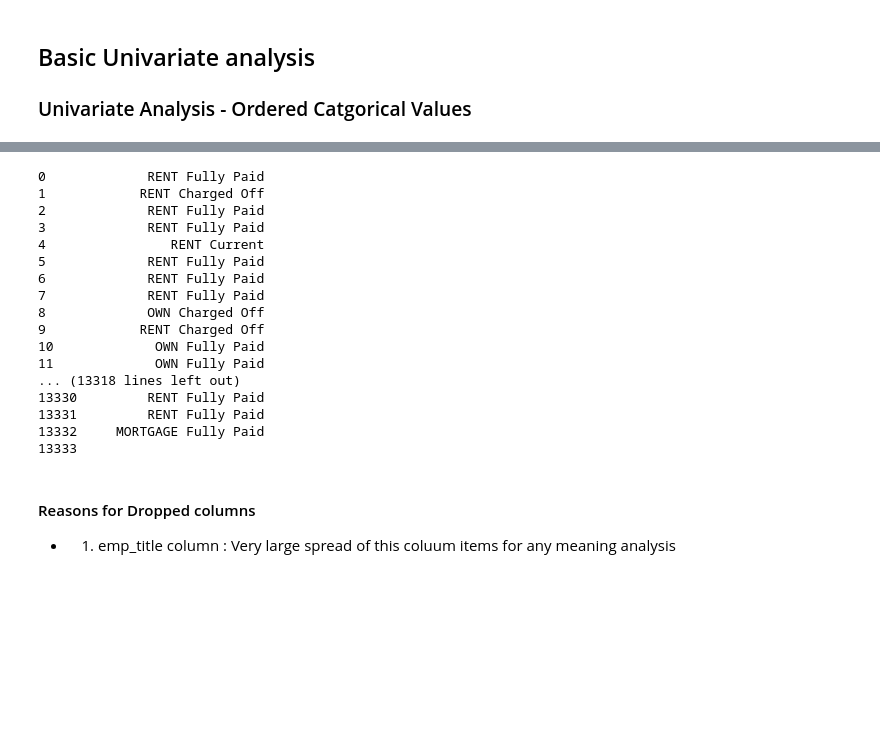
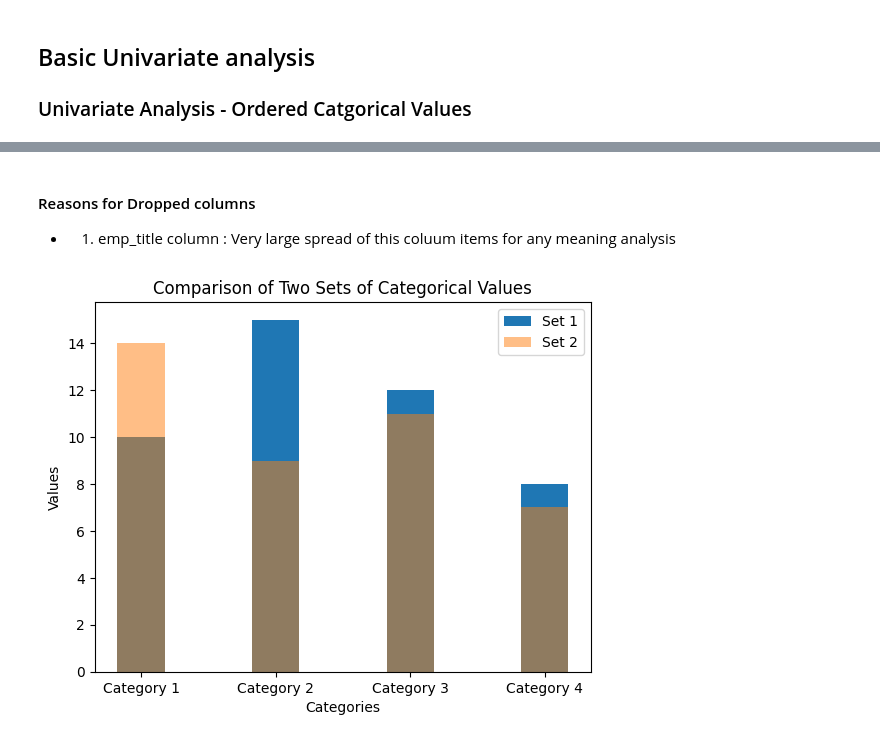
Before and after one commit to abhishek-92a/Lending_Club, a Jupyter notebook: abhishek.ipynb, the cells around one changed output, grey strips where cells are left out. Cells and saved outputs as stored; diff of their text form; code cells hidden in the pictures; blank space fills up the shorter version.

```diff
--- a/abhishek.ipynb
+++ b/abhishek.ipynb
@@ -180,29 +218,5 @@ Name: count, dtype: int64
 import matplotlib.pyplot as plot
 # Plot b/w home ownership and loan status
 
-x_home_ownership = final_loan_data["home_ownership"]
-
-y_loan_status = final_loan_data["loan_status"]
-
-x_home_ownership+ " " + y_loan_status
-
-#plot.bar(x_home_ownership, y_loan_status)
-#plot.show()
+y_plt = final_loan_data["pub_rec"]
+x_plt = final_loan_data["loan_status"]
-# %% [output]
-0             RENT Fully Paid
-1            RENT Charged Off
-2             RENT Fully Paid
-3             RENT Fully Paid
-4                RENT Current
-5             RENT Fully Paid
-6             RENT Fully Paid
-7             RENT Fully Paid
-8             OWN Charged Off
-9            RENT Charged Off
-10             OWN Fully Paid
-11             OWN Fully Paid
-... (13318 lines left out)
-13330         RENT Fully Paid
-13331         RENT Fully Paid
-13332     MORTGAGE Fully Paid
-13333
@@ -209,3 +226,32 @@ x_home_ownership+ " " + y_loan_status
 # %% [markdown]
 #### Reasons for Dropped columns
 - 1. emp_title column : Very large spread of this coluum items for any meaning analysis
+# %%
+import matplotlib.pyplot as plt
+
+# Sample data
+categories = final_loan_data["home_ownership"]
+values_set1 = [10, 15, 12, 8]
+values_set2 = [14, 9, 11, 7]
+
+# Set the width of the bars
+bar_width = 0.35
+
+# Set the positions of the bars on the x-axis
+x = range(len(categories))
+
+# Create the grouped bar chart
+plt.bar(x, values_set1, width=bar_width, label='Set 1')
+plt.bar(x, values_set2, width=bar_width, label='Set 2', alpha=0.5)
+
+# Add labels and title
+plt.xlabel('Categories')
+plt.ylabel('Values')
+plt.title('Comparison of Two Sets of Categorical Values')
+plt.xticks(x, categories)
+plt.legend()
+
+# Display the chart
+plt.show()
+# %% [output]
+[figure, added]
```
Also changed, not shown: parts of 7 cells of this notebook.
